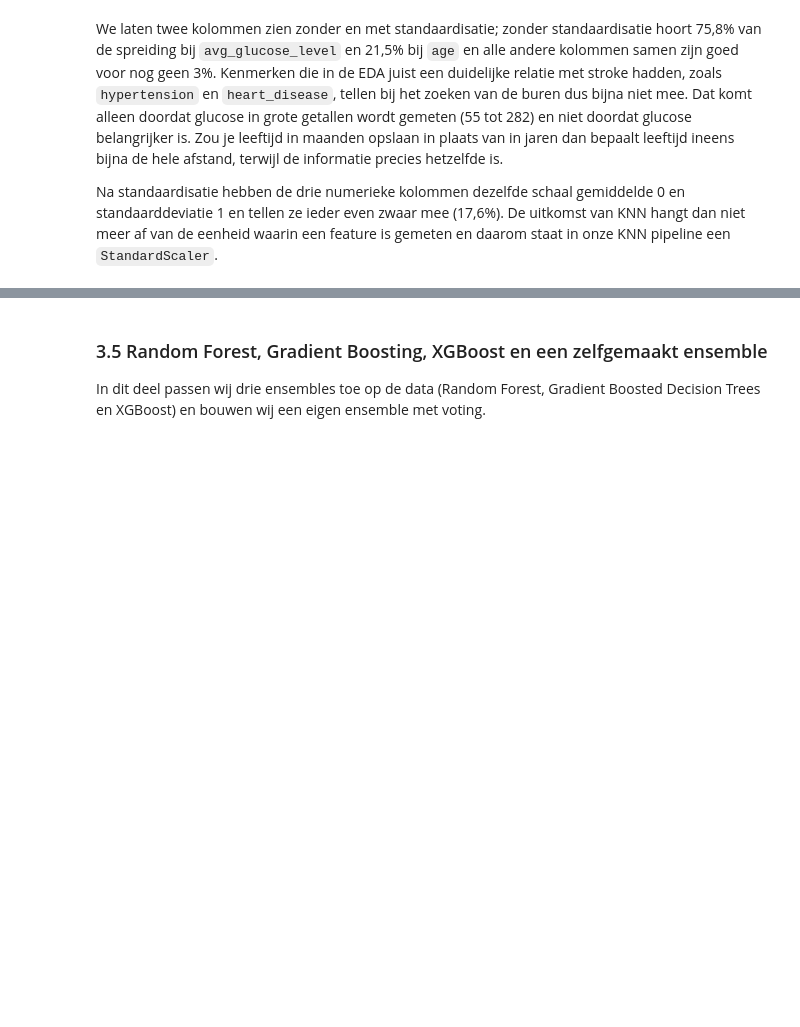
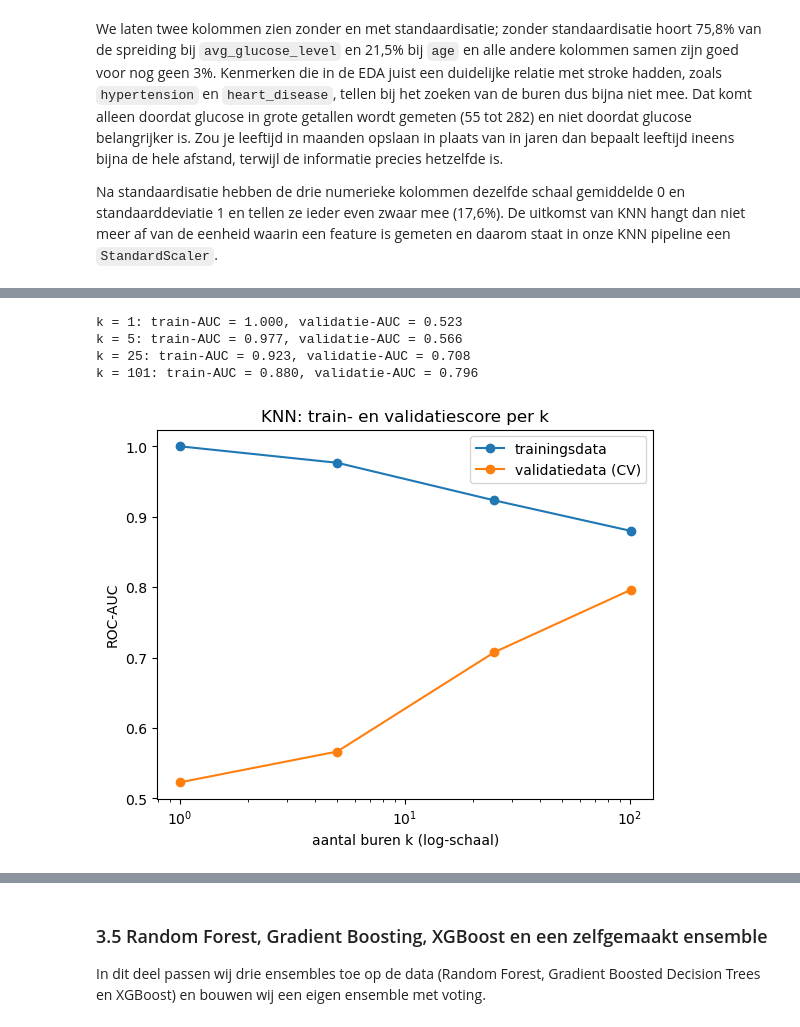
Before and after one commit to AlishaSR2k5/Machine-Learning-Portfolio-1, a Jupyter notebook: portfolio_opdracht_stroke.ipynb, the cells around one changed output, grey strips where cells are left out. Drawn from its saved outputs; the diff is of its cells as text; code cells hidden in the pictures; blank space fills up the shorter version.

```diff
--- a/portfolio_opdracht_stroke.ipynb
+++ b/portfolio_opdracht_stroke.ipynb
@@ -764,6 +764,7 @@ from sklearn.compose import ColumnTransformer
 from sklearn.utils.class_weight import compute_sample_weight
 from xgboost import XGBClassifier
 
+cv = StratifiedKFold(n_splits=5, shuffle=True, random_state=SEED)
 SEED = 42
 
 from sklearn.model_selection import cross_validate
@@ -877,0 +958,33 @@ Na standaardisatie hebben de drie numerieke kolommen dezelfde schaal gemiddelde
+# %%
+# train en validatiescore voor verschillende k zonder undersampling
+k_waarden = [1, 5, 25, 101]
+train_auc = []
+val_auc = []
+# hierbij maken we een for loop
+for k in k_waarden:
+    knn_k = Pipeline([
+        ("schalen", maak_schaler()),
+        ("knn", KNeighborsClassifier(n_neighbors=k)),
+    ])
+    scores = cross_validate(knn_k, X_train_ruw, y_train, cv=cv,
+                            scoring="roc_auc", return_train_score=True,
+                            n_jobs=-1)
+    train_auc.append(scores["train_score"].mean())
+    val_auc.append(scores["test_score"].mean())
+    print(f"k = {k}: train-AUC = {train_auc[-1]:.3f}, "
+          f"validatie-AUC = {val_auc[-1]:.3f}")
+# hier maken we een visualisatie van onze auc
+plt.plot(k_waarden, train_auc, marker="o", label="trainingsdata")
+plt.plot(k_waarden, val_auc, marker="o", label="validatiedata (CV)")
+plt.xscale("log")
+plt.xlabel("aantal buren k (log-schaal)")
+plt.ylabel("ROC-AUC")
+plt.title("KNN: train en validatiescore per k")
+plt.legend()
+plt.show()
+# %% [output]
+k = 1: train-AUC = 1.000, validatie-AUC = 0.523
+k = 5: train-AUC = 0.977, validatie-AUC = 0.566
+k = 25: train-AUC = 0.923, validatie-AUC = 0.708
+k = 101: train-AUC = 0.880, validatie-AUC = 0.796
+[figure, added]
```
Also changed, not shown: parts of 15 cells of this notebook.
